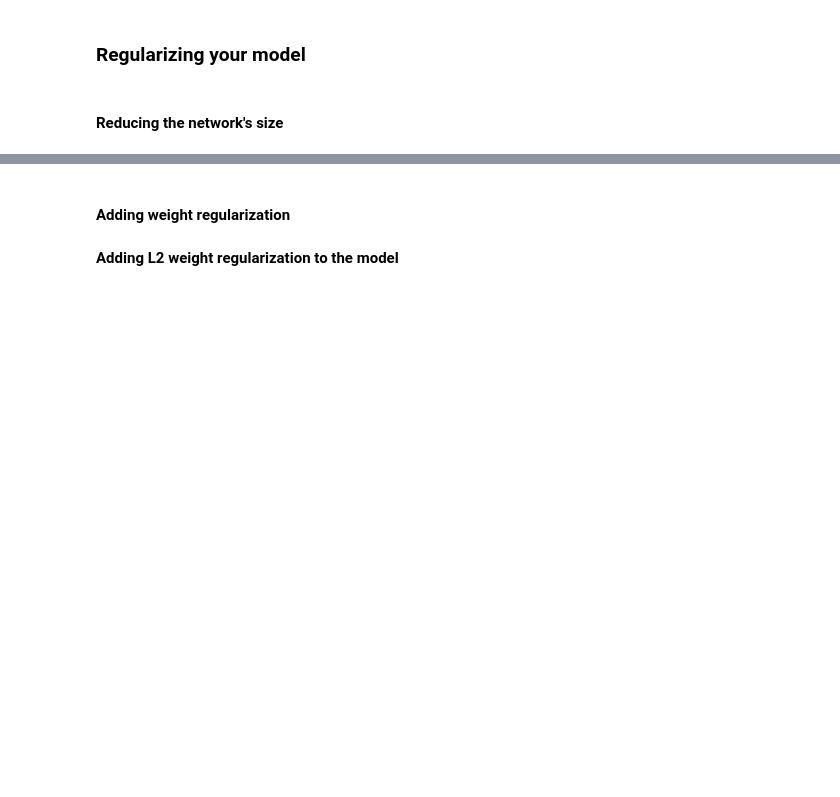
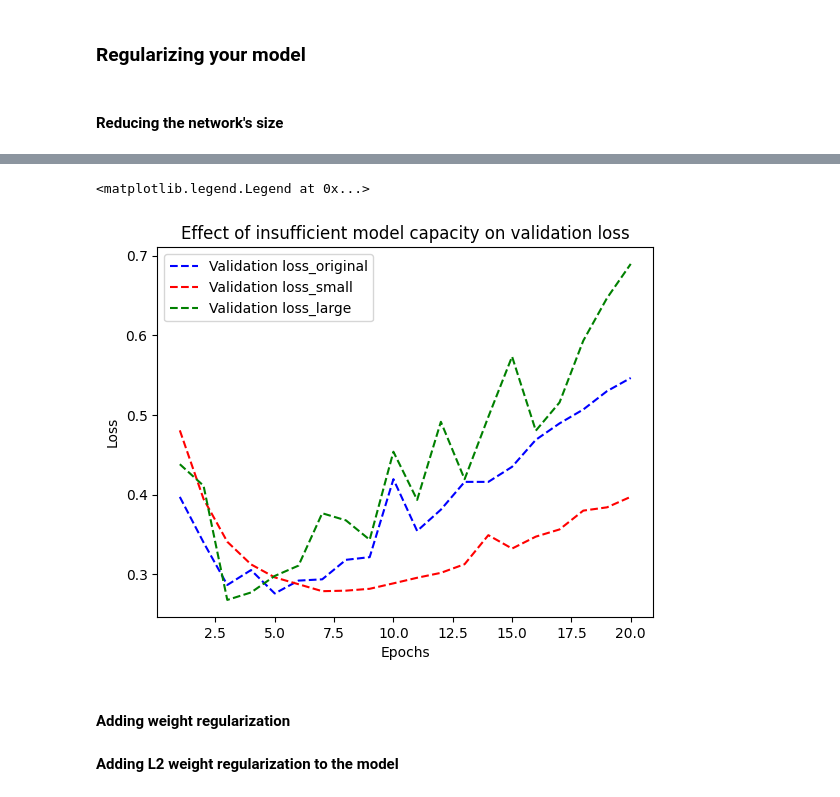
Before and after one commit to Menns0910/fluffy-tribble, a Jupyter notebook: chapter05_fundamentals_of_ml_i.ipynb, the cells around one changed output, grey strips where cells are left out. Saved outputs shown, nothing was run; the diff lists cells and outputs as text; code cells hidden in the pictures; blank space fills up the shorter version.

```diff
--- a/chapter05_fundamentals_of_ml_i.ipynb
+++ b/chapter05_fundamentals_of_ml_i.ipynb
@@ -264,3 +501,22 @@ history_larger_model = model.fit(
+# %%
+import matplotlib.pyplot as plt
+val_loss_small = history_smaller_model.history["val_loss"]
+val_loss_original = history_original.history["val_loss"]
+val_loss_large = history_larger_model.history["val_loss"]
+epochs = range(1, 21)
+plt.plot(epochs, val_loss_original, "b--",
+         label="Validation loss_original")
+plt.plot(epochs, val_loss_small, "r--",
+         label="Validation loss_small")
+plt.plot(epochs, val_loss_large, "g--",
+         label="Validation loss_large")
+plt.title("Effect of insufficient model capacity on validation loss")
+plt.xlabel("Epochs")
+plt.ylabel("Loss")
+plt.legend()
+# %% [output]
+<matplotlib.legend.Legend at 0x...>
+[figure, added]
 # %% [markdown]
 #### Adding weight regularization
 # %% [markdown]
```
Also changed, not shown: parts of 29 cells of this notebook.
